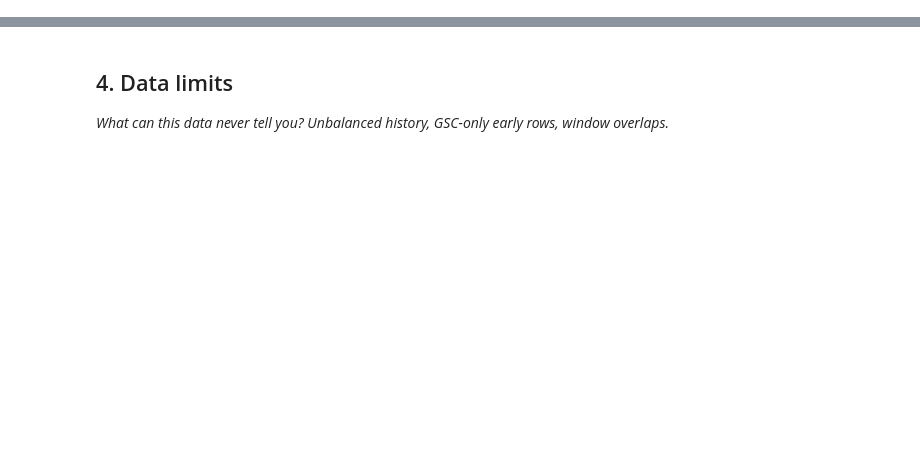
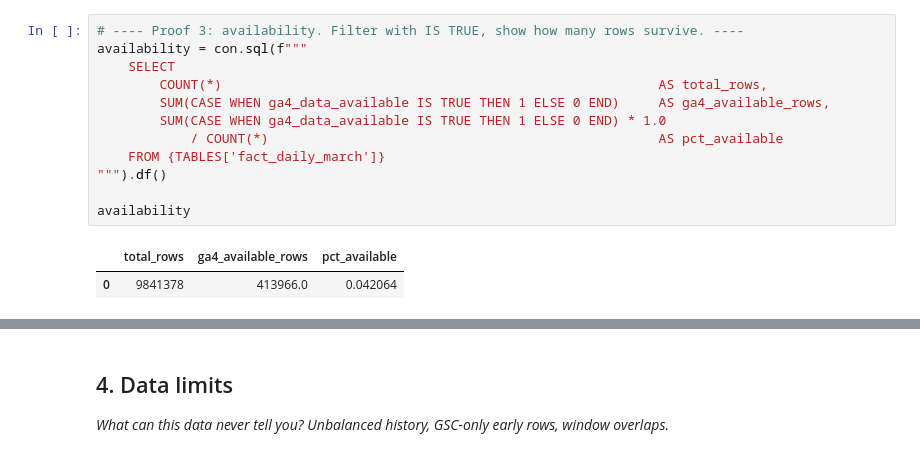
Before and after one commit to ART001-coder/flyrank-ml-internship, a Jupyter notebook: work/notebooks/w03_data_contract.ipynb, the cells around one changed output, grey strips where cells are left out. Drawn from its saved outputs; the diff is of its cells as text; blank space fills up the shorter version.

```diff
--- a/work/notebooks/w03_data_contract.ipynb
+++ b/work/notebooks/w03_data_contract.ipynb
@@ -29,0 +169,15 @@ This skeleton is yours to fill. Work the sections **in order** — each one has
+# %%
+# ---- Proof 3: availability. Filter with IS TRUE, show how many rows survive. ----
+availability = con.sql(f"""
+    SELECT
+        COUNT(*)                                                        AS total_rows,
+        SUM(CASE WHEN ga4_data_available IS TRUE THEN 1 ELSE 0 END)     AS ga4_available_rows,
+        SUM(CASE WHEN ga4_data_available IS TRUE THEN 1 ELSE 0 END) * 1.0
+            / COUNT(*)                                                  AS pct_available
+    FROM {TABLES['fact_daily_march']}
+""").df()
+
+availability
+# %% [output]
+|  | total_rows | ga4_available_rows | pct_available |
+| 0 | 9841378 | 413966.0 | 0.042064 |
```
Also changed, not shown: parts of 31 cells of this notebook.
